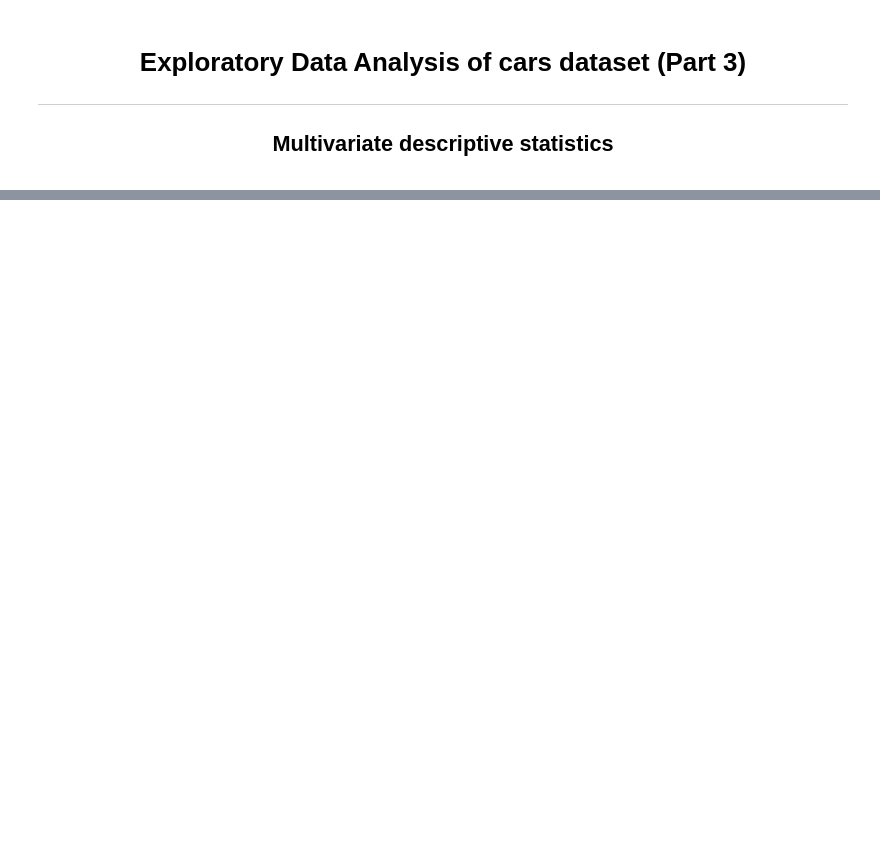
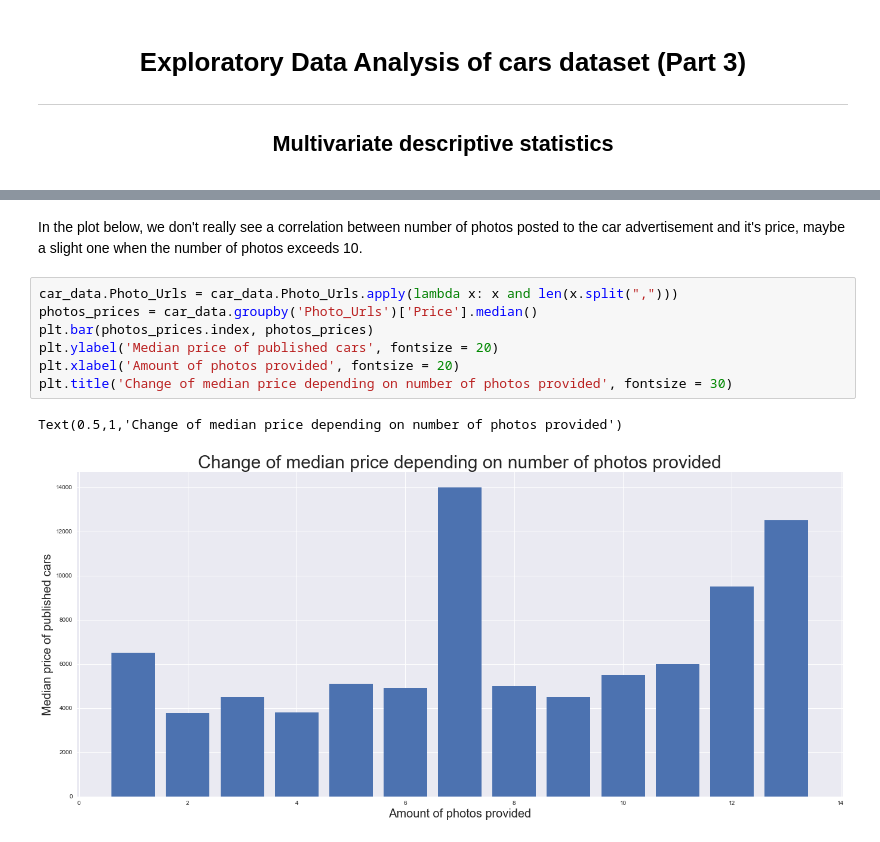
Before and after one commit to Danchesko/car-price-ML, a Jupyter notebook: project-report/01.3-Exploratory-Data-Analysis.ipynb, the cells around one changed output, grey strips where cells are left out. Saved outputs shown, nothing was run; the diff lists cells and outputs as text; blank space fills up the shorter version.

```diff
--- a/project-report/01.3-Exploratory-Data-Analysis.ipynb
+++ b/project-report/01.3-Exploratory-Data-Analysis.ipynb
@@ -6,0 +51,12 @@
+# %% [markdown]
+In the plot below, we don't really see a correlation between number of photos posted to the car advertisement and it's price, maybe a slight one when the number of photos exceeds 10.
+# %%
+car_data.Photo_Urls = car_data.Photo_Urls.apply(lambda x: x and len(x.split(",")))
+photos_prices = car_data.groupby('Photo_Urls')['Price'].median()
+plt.bar(photos_prices.index, photos_prices)
+plt.ylabel('Median price of published cars', fontsize = 20)
+plt.xlabel('Amount of photos provided', fontsize = 20)
+plt.title('Change of median price depending on number of photos provided', fontsize = 30)
+# %% [output]
+Text(0.5,1,'Change of median price depending on number of photos provided')
+[figure, added]
```
Also changed, not shown: parts of 33 cells of this notebook, 1 other file.
